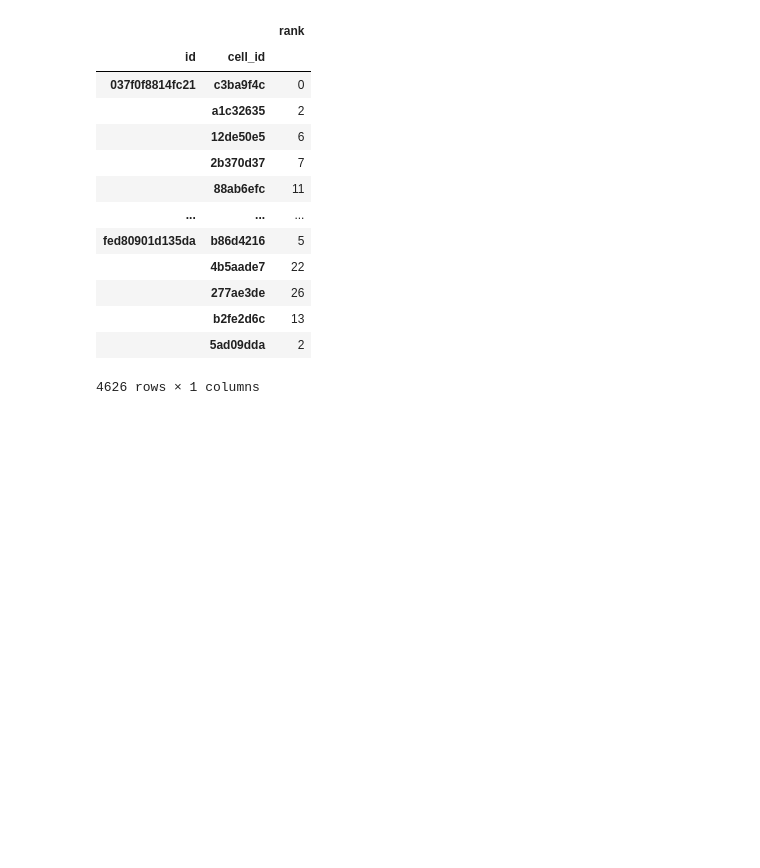
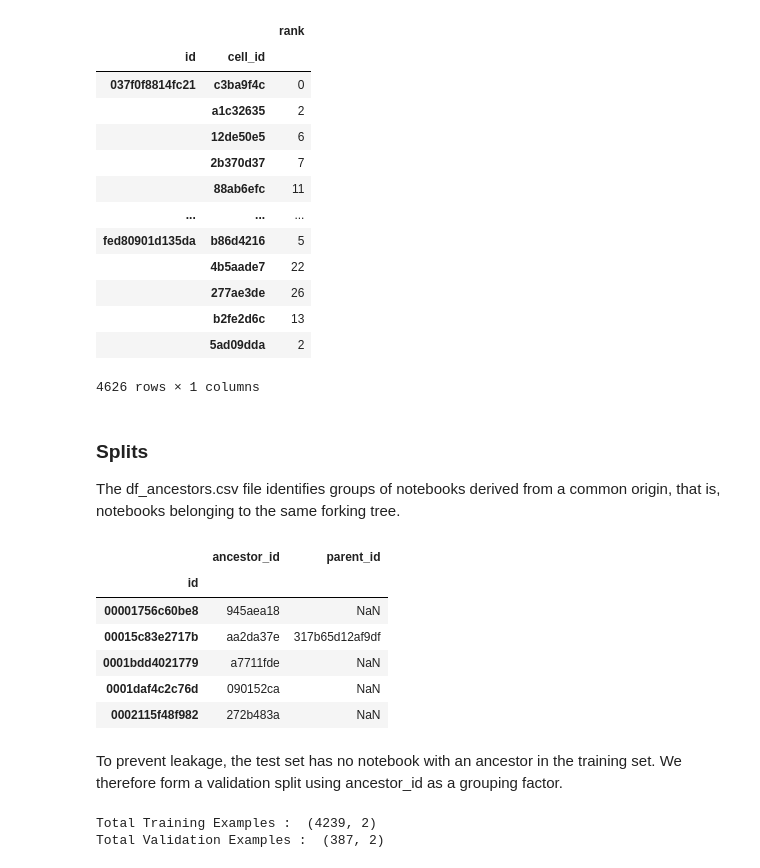
Before and after one commit to suvigyajain0101/AI4Code, a Jupyter notebook: SampleModel.ipynb, the cells around one changed output. Drawn from its saved outputs; the diff is of its cells as text; code cells hidden in the pictures; blank space fills up the shorter version.

Commit message:
Data Split

```diff
--- a/SampleModel.ipynb
+++ b/SampleModel.ipynb
@@ -224,3 +224,41 @@ df_ranks
 |  | b2fe2d6c | 13 |
 |  | 5ad09dda | 2 |
 4626 rows × 1 columns
+# %% [markdown]
+### Splits
+
+The df_ancestors.csv file identifies groups of notebooks derived from a common origin, that is, notebooks belonging to the same forking tree.
+# %%
+df_ancestors = pd.read_csv(data_dir / 'train_ancestors.csv', index_col='id')
+df_ancestors.head()
+# %% [output]
+|  | ancestor_id | parent_id |
+| id |  |  |
+| 00001756c60be8 | 945aea18 | NaN |
+| 00015c83e2717b | aa2da37e | 317b65d12af9df |
+| 0001bdd4021779 | a7711fde | NaN |
+| 0001daf4c2c76d | 090152ca | NaN |
+| 0002115f48f982 | 272b483a | NaN |
+# %% [markdown]
+To prevent leakage, the test set has no notebook with an ancestor in the training set. We therefore form a validation split using ancestor_id as a grouping factor.
+# %%
+from sklearn.model_selection import GroupShuffleSplit
+
+NVALID = 0.1  # size of validation set
+
+splitter = GroupShuffleSplit(n_splits=1, test_size=NVALID, random_state=0)
+
+# Split, keeping notebooks with a common origin (ancestor_id) together
+ids = df.index.unique('id')
+ancestors = df_ancestors.loc[ids, 'ancestor_id']
+ids_train, ids_valid = next(splitter.split(ids, groups=ancestors))
+ids_train, ids_valid = ids[ids_train], ids[ids_valid]
+
+df_train = df.loc[ids_train, :]
+df_valid = df.loc[ids_valid, :]
+
+print('Total Training Examples : ', df_train.shape)
+print('Total Validation Examples : ', df_valid.shape)
+# %% [output]
+Total Training Examples :  (4239, 2)
+Total Validation Examples :  (387, 2)
```
